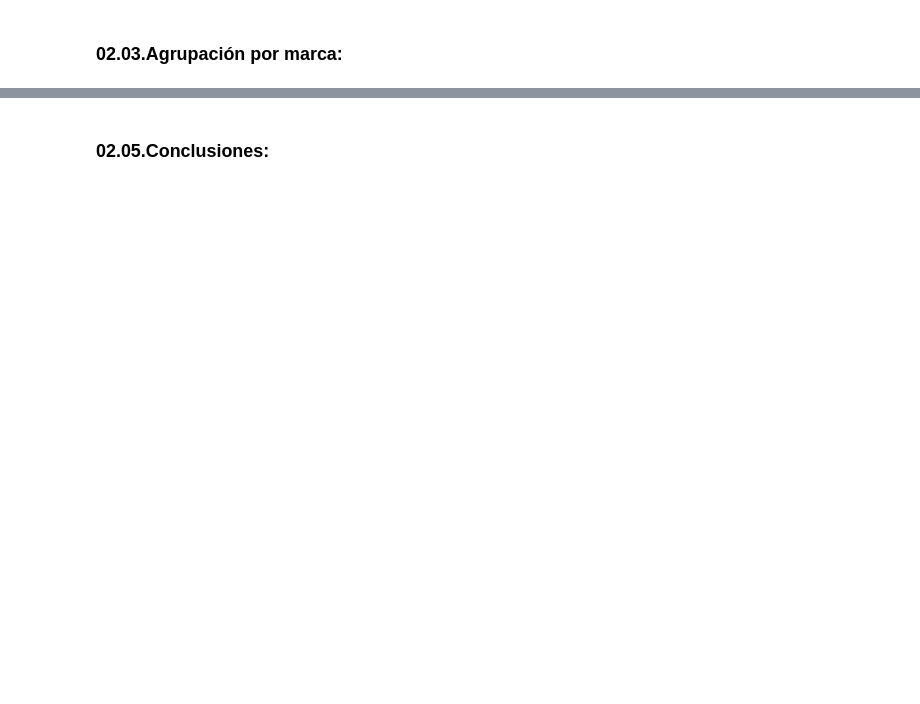
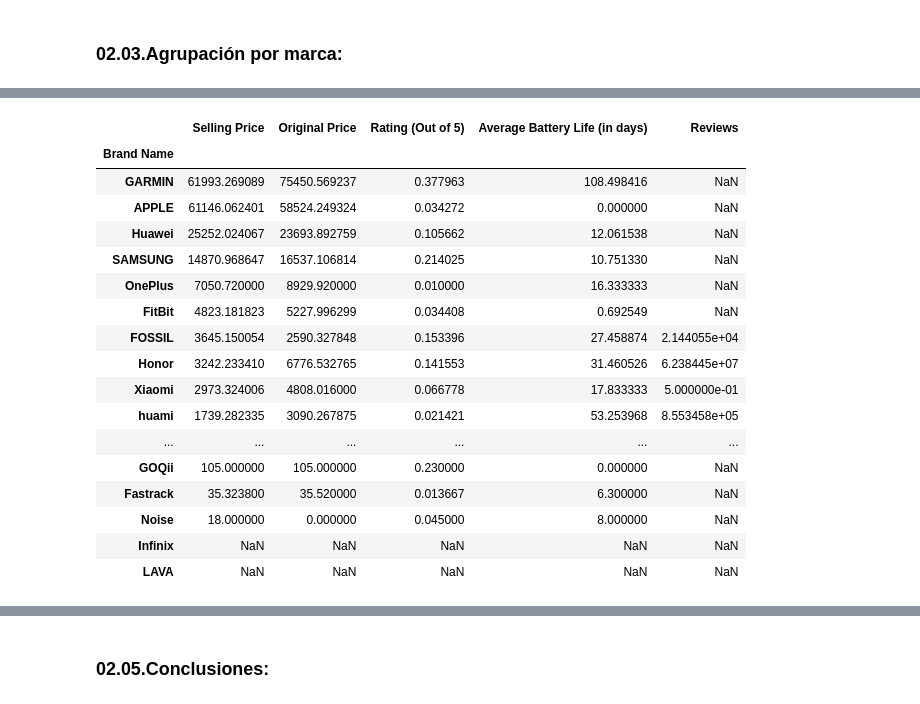
Before and after one commit to AlvaroSimonMerino/TrainingPython, a Jupyter notebook: 01_Python/01_PracticaPython/02_Codigo/PracticaPython_POCD.ipynb, the cells around one changed output, grey strips where cells are left out. Saved outputs shown, nothing was run; the diff lists cells and outputs as text; code cells hidden in the pictures; blank space fills up the shorter version.

```diff
--- a/01_Python/01_PracticaPython/02_Codigo/PracticaPython_POCD.ipynb
+++ b/01_Python/01_PracticaPython/02_Codigo/PracticaPython_POCD.ipynb
@@ -395,0 +625,22 @@ sw_df_menor.max().select_dtypes(include = numerics)
+# %%
+# Varianza de las variables númericas
+br_df.var().sort_values("Selling Price", ascending = False)
+# %% [output]
+|  | Selling Price | Original Price | Rating (Out of 5) | Average Battery Life (in days) | Reviews |
+| Brand Name |  |  |  |  |  |
+| GARMIN | 61993.269089 | 75450.569237 | 0.377963 | 108.498416 | NaN |
+| APPLE | 61146.062401 | 58524.249324 | 0.034272 | 0.000000 | NaN |
+| Huawei | 25252.024067 | 23693.892759 | 0.105662 | 12.061538 | NaN |
+| SAMSUNG | 14870.968647 | 16537.106814 | 0.214025 | 10.751330 | NaN |
+| OnePlus | 7050.720000 | 8929.920000 | 0.010000 | 16.333333 | NaN |
+| FitBit | 4823.181823 | 5227.996299 | 0.034408 | 0.692549 | NaN |
+| FOSSIL | 3645.150054 | 2590.327848 | 0.153396 | 27.458874 | 2.144055e+04 |
+| Honor | 3242.233410 | 6776.532765 | 0.141553 | 31.460526 | 6.238445e+07 |
+| Xiaomi | 2973.324006 | 4808.016000 | 0.066778 | 17.833333 | 5.000000e-01 |
+| huami | 1739.282335 | 3090.267875 | 0.021421 | 53.253968 | 8.553458e+05 |
+| ... | ... | ... | ... | ... | ... |
+| GOQii | 105.000000 | 105.000000 | 0.230000 | 0.000000 | NaN |
+| Fastrack | 35.323800 | 35.520000 | 0.013667 | 6.300000 | NaN |
+| Noise | 18.000000 | 0.000000 | 0.045000 | 8.000000 | NaN |
+| Infinix | NaN | NaN | NaN | NaN | NaN |
+| LAVA | NaN | NaN | NaN | NaN | NaN |
```
Also changed, not shown: parts of 67 cells of this notebook.
